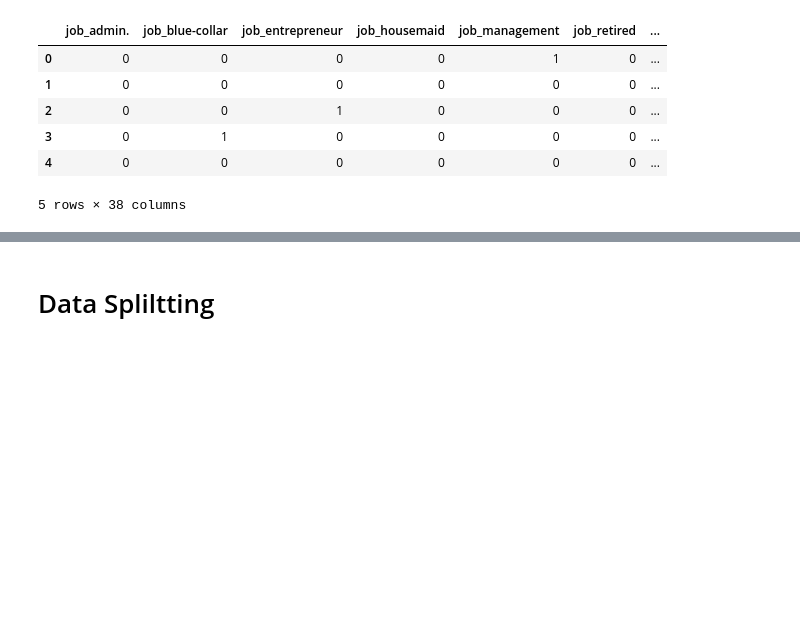
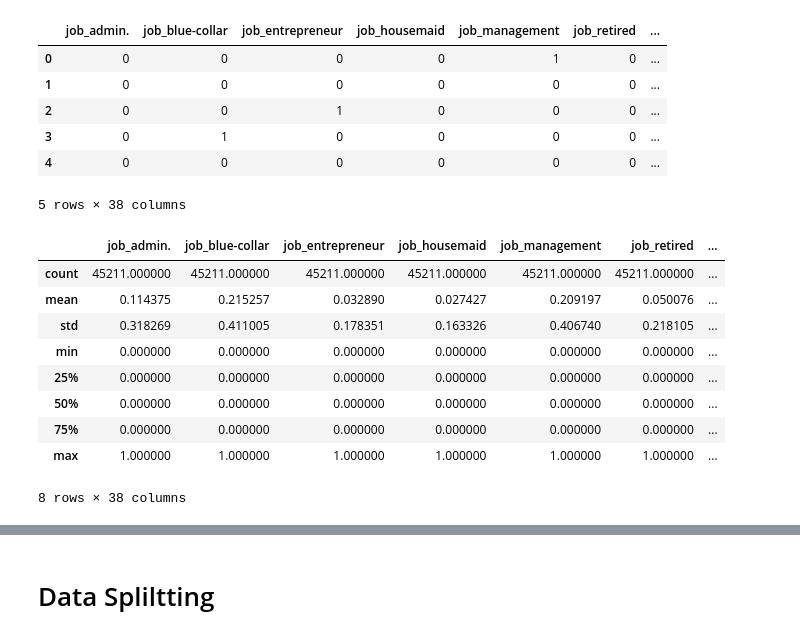
Before and after one commit to Nada-gh/BankMarketing, a Jupyter notebook: DataModeling.ipynb, the cells around one changed output, grey strips where cells are left out. Cells and saved outputs as stored; diff of their text form; code cells hidden in the pictures; blank space fills up the shorter version.

```diff
--- a/DataModeling.ipynb
+++ b/DataModeling.ipynb
@@ -23,3 +23,16 @@ BnkDta.head()
 | 3 | 0 | 1 | 0 | 0 | 0 | 0 | ... |
 | 4 | 0 | 0 | 0 | 0 | 0 | 0 | ... |
 5 rows × 38 columns
+# %%
+BnkDta.describe()
+# %% [output]
+|  | job_admin. | job_blue-collar | job_entrepreneur | job_housemaid | job_management | job_retired | ... |
+| count | 45211.000000 | 45211.000000 | 45211.000000 | 45211.000000 | 45211.000000 | 45211.000000 | ... |
+| mean | 0.114375 | 0.215257 | 0.032890 | 0.027427 | 0.209197 | 0.050076 | ... |
+| std | 0.318269 | 0.411005 | 0.178351 | 0.163326 | 0.406740 | 0.218105 | ... |
+| min | 0.000000 | 0.000000 | 0.000000 | 0.000000 | 0.000000 | 0.000000 | ... |
+| 25% | 0.000000 | 0.000000 | 0.000000 | 0.000000 | 0.000000 | 0.000000 | ... |
+| 50% | 0.000000 | 0.000000 | 0.000000 | 0.000000 | 0.000000 | 0.000000 | ... |
+| 75% | 0.000000 | 0.000000 | 0.000000 | 0.000000 | 0.000000 | 0.000000 | ... |
+| max | 1.000000 | 1.000000 | 1.000000 | 1.000000 | 1.000000 | 1.000000 | ... |
+8 rows × 38 columns
```
Also changed, not shown: parts of 14 cells of this notebook.
